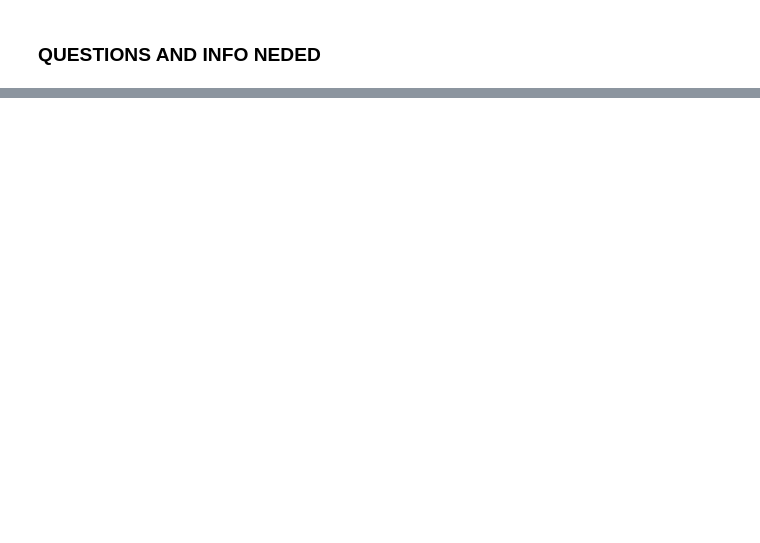
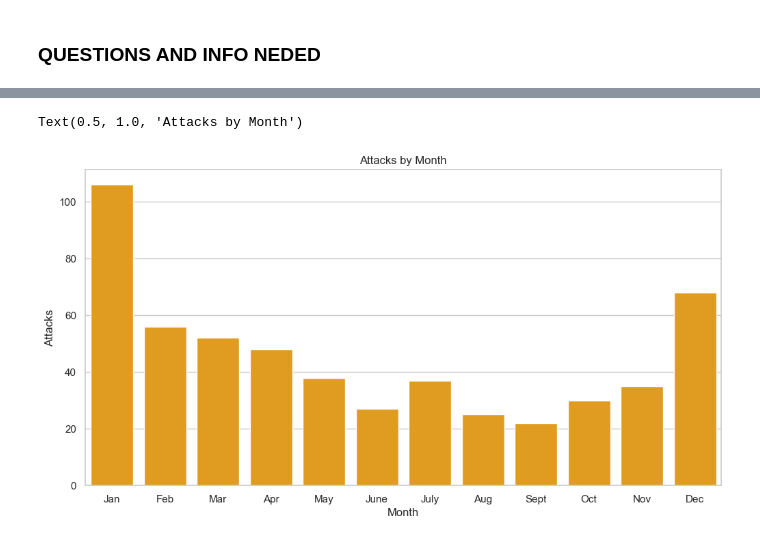
Before and after one commit to Miquelpg6/SHARKS_PROJECT, a Jupyter notebook: Shark Attacks.ipynb, the cells around one changed output, grey strips where cells are left out. Saved outputs shown, nothing was run; the diff lists cells and outputs as text; code cells hidden in the pictures; blank space fills up the shorter version.

```diff
--- a/Shark Attacks.ipynb
+++ b/Shark Attacks.ipynb
@@ -85,0 +349,13 @@ NEEDS:
+# %%
+# In South Africa wich are the most dangerous months
+
+month_order_1 = ['Jan','Feb','Mar','Apr','May','June','July','Aug','Sept','Oct','Nov', 'Dec']
+
+
+sns.countplot(x='Month', data=south_africa_sharks, order=month_order_1, color="orange")
+plt.xlabel('Month')
+plt.ylabel('Attacks')
+plt.title('Attacks by Month')
+# %% [output]
+Text(0.5, 1.0, 'Attacks by Month')
+[figure, added]
```
Also changed, not shown: parts of 37 cells of this notebook, 18 other files.
